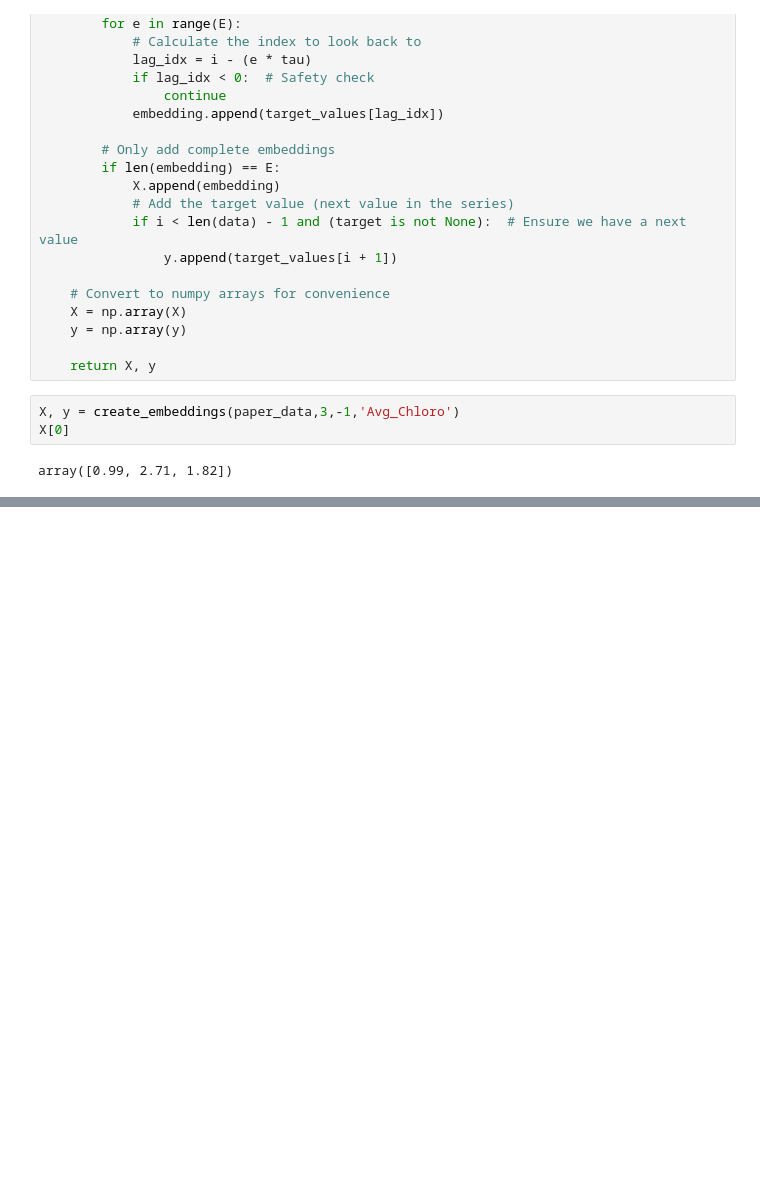
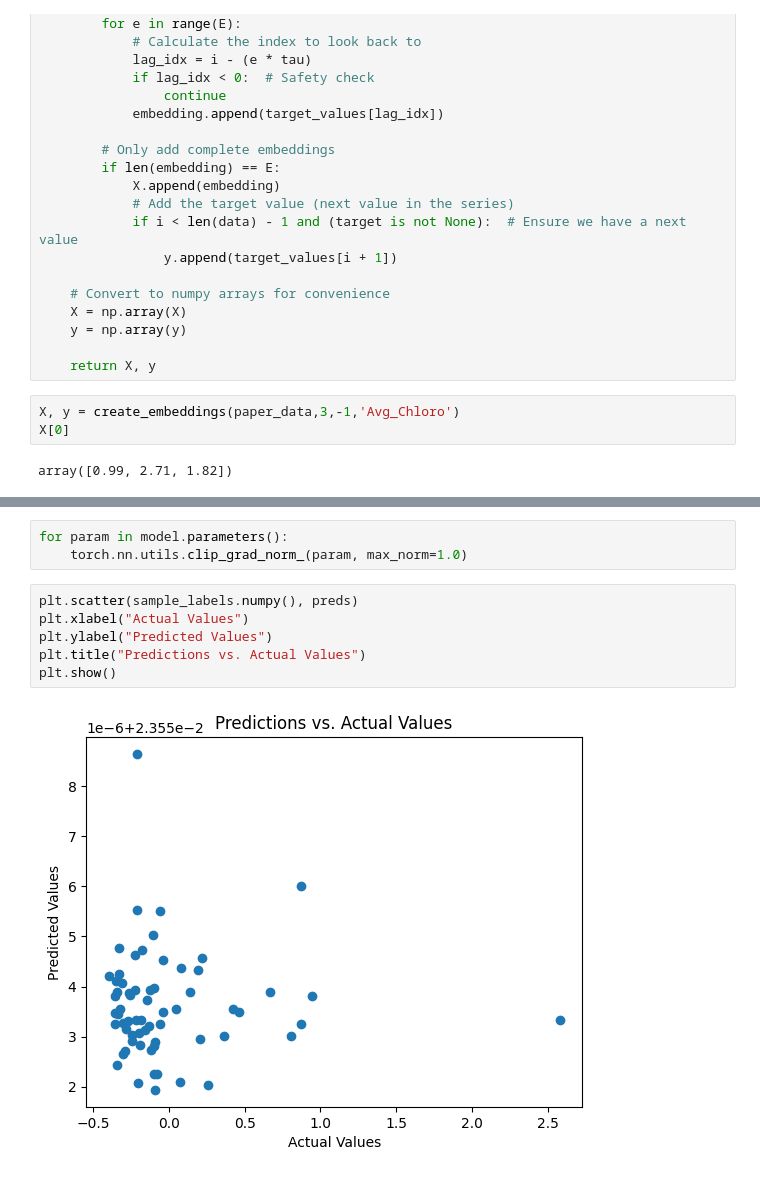
Before and after one commit to aparaselli/HAB-Prediction-Research, a Jupyter notebook: Code/NeuralEDM/mess_a.ipynb, the cells around one changed output, grey strips where cells are left out. Cells and saved outputs as stored; diff of their text form; blank space fills up the shorter version.

```diff
--- a/Code/NeuralEDM/mess_a.ipynb
+++ b/Code/NeuralEDM/mess_a.ipynb
@@ -101,0 +239,11 @@ def total_embeddings(data, E, tau, target):
+# %%
+for param in model.parameters():
+    torch.nn.utils.clip_grad_norm_(param, max_norm=1.0)
+# %%
+plt.scatter(sample_labels.numpy(), preds)
+plt.xlabel("Actual Values")
+plt.ylabel("Predicted Values")
+plt.title("Predictions vs. Actual Values")
+plt.show()
+# %% [output]
+[figure, added]
```
Also changed, not shown: parts of 17 cells of this notebook, 4 other files.
